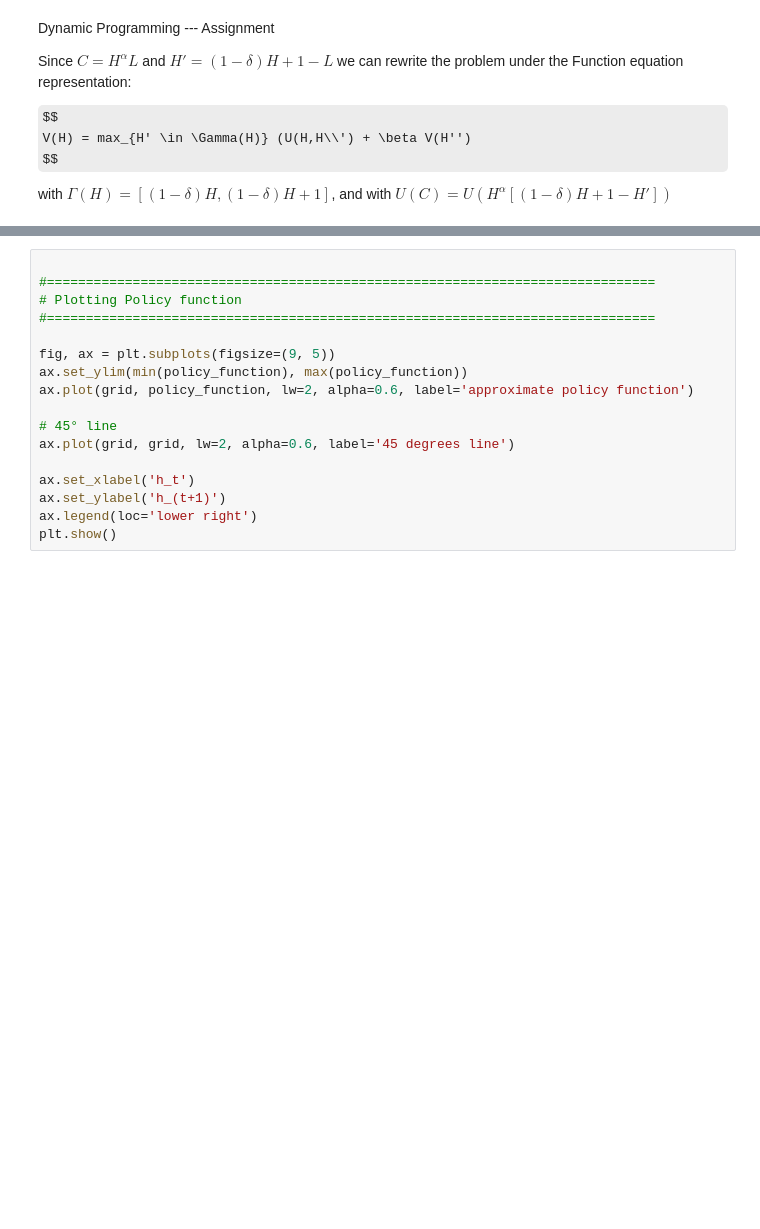
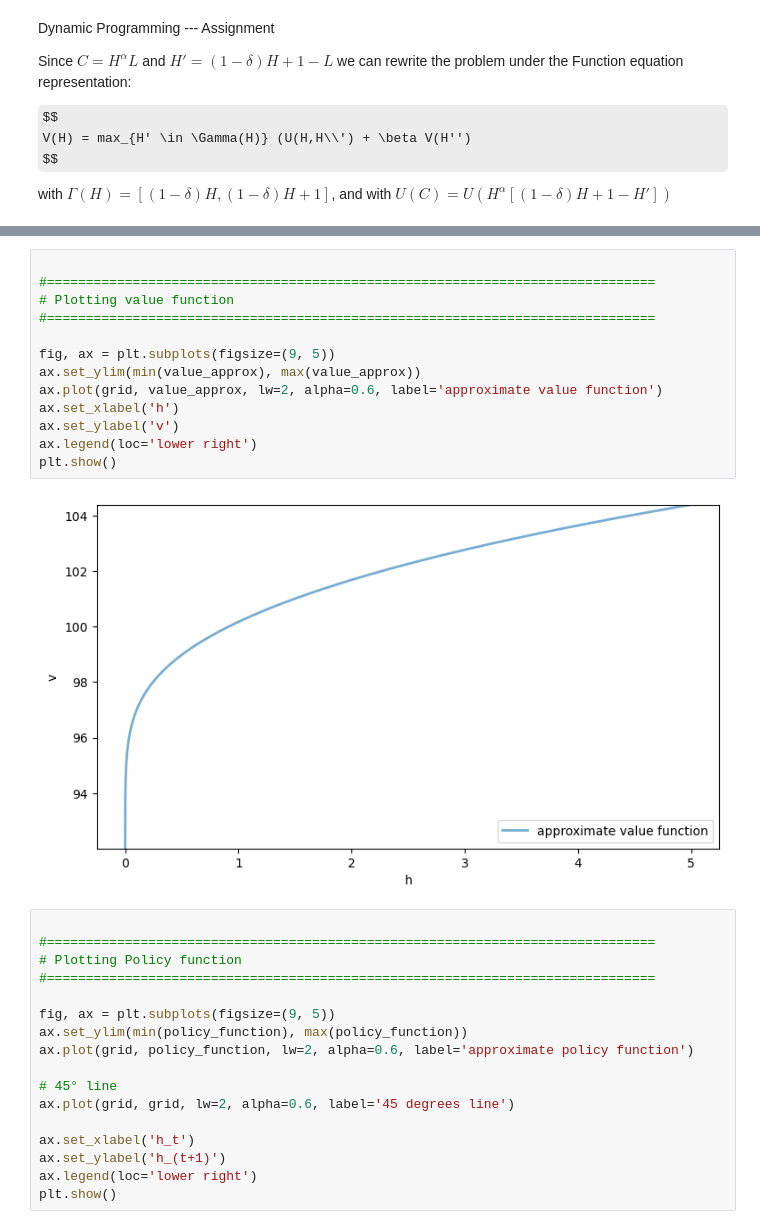
Before and after one commit to eliottmlg/DP_project, a Jupyter notebook: DP_assignment.ipynb, the cells around one changed output, grey strips where cells are left out. Saved outputs shown, nothing was run; the diff lists cells and outputs as text; some formulas as TeX source; blank space fills up the shorter version.

```diff
--- a/DP_assignment.ipynb
+++ b/DP_assignment.ipynb
@@ -149,3 +152,18 @@ Iteration 75
+# %%
+
+#==============================================================================
+# Plotting value function
+#==============================================================================
+
+fig, ax = plt.subplots(figsize=(9, 5))
+ax.set_ylim(min(value_approx), max(value_approx))
+ax.plot(grid, value_approx, lw=2, alpha=0.6, label='approximate value function')
+ax.set_xlabel('h')
+ax.set_ylabel('v')
+ax.legend(loc='lower right')
+plt.show()
+# %% [output]
+[figure, added]
 # %%
 
 #==============================================================================
```
Also changed, not shown: parts of 8 cells of this notebook, 1 other file.
